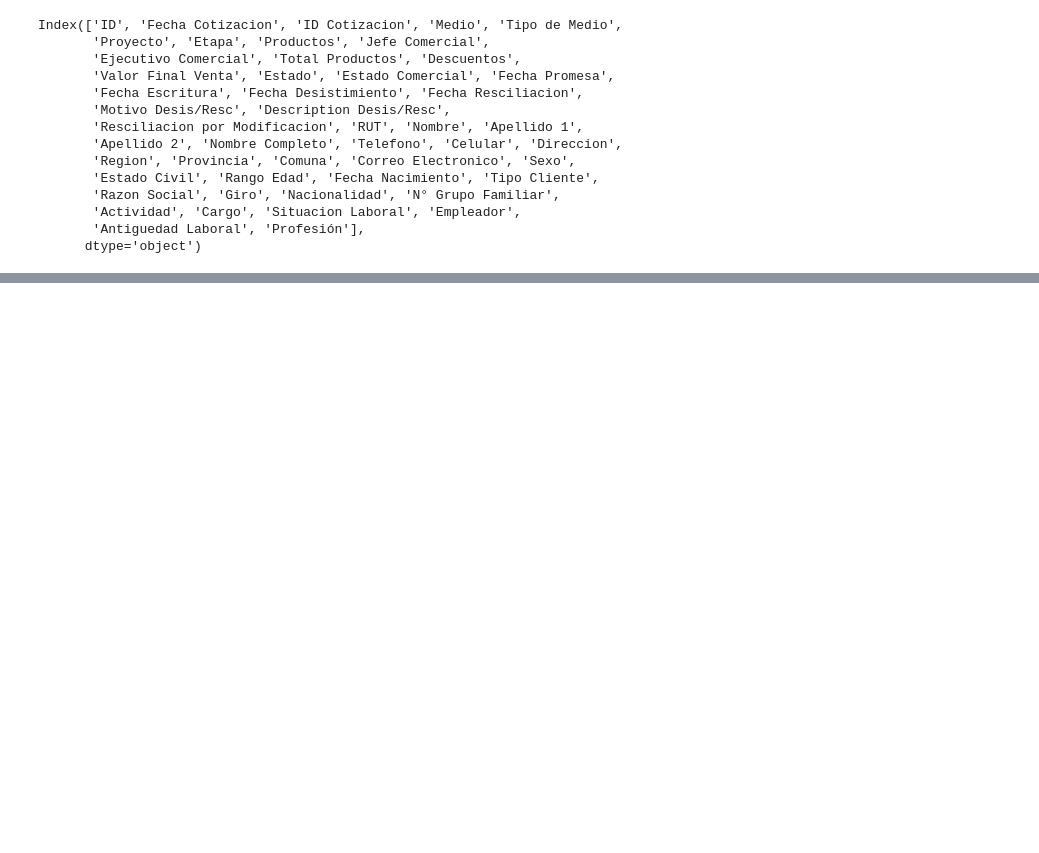
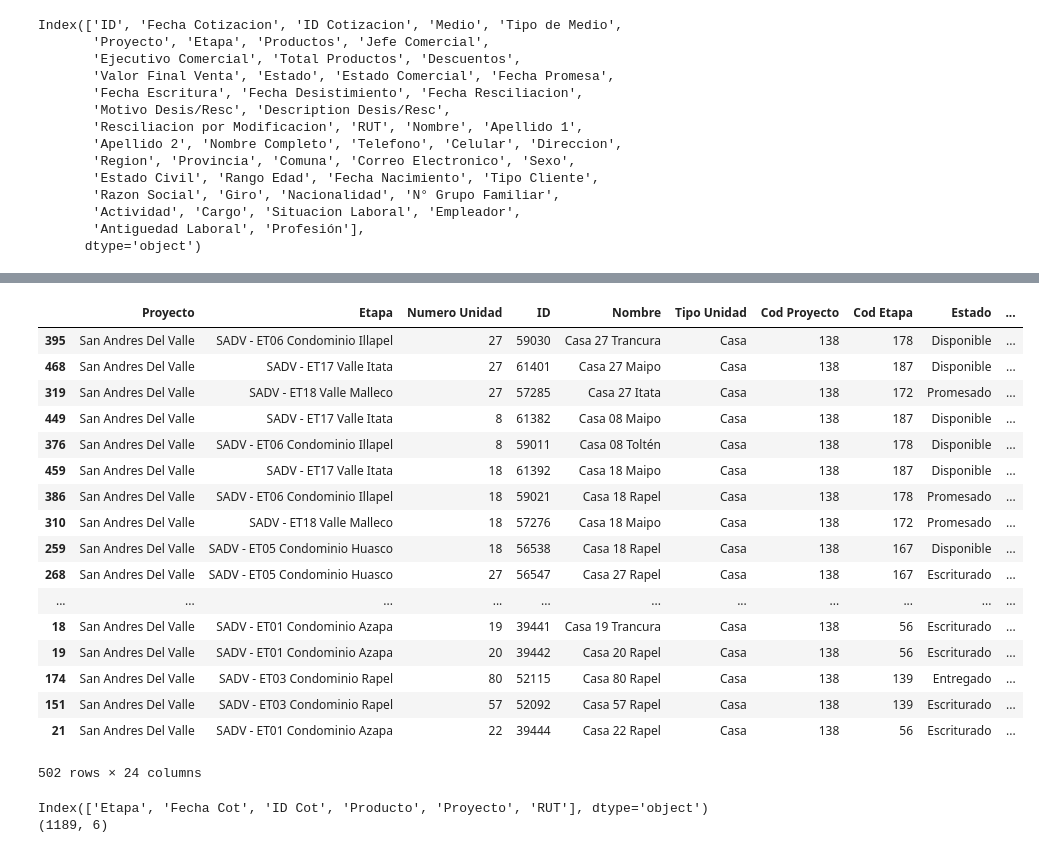
Before and after one commit to jcardenaslie/AitueDataPlotly_web, a Jupyter notebook: Plotly lab.ipynb, the cells around one changed output, grey strips where cells are left out. Saved outputs shown, nothing was run; the diff lists cells and outputs as text; code cells hidden in the pictures; blank space fills up the shorter version.

```diff
--- a/Plotly lab.ipynb
+++ b/Plotly lab.ipynb
@@ -305,0 +217,13 @@ py.iplot(fig, filename='line-mode')
+# %%
+import copy
+prod_sdv_et = copy.deepcopy(prod_sdv_et)
+prod_sdv_et['Nro Cotizaciones'] = 1
+prod_sdv_et['Nro Cotizaciones Personas'] = 1
+for index, prod in prod_sdv_et.iterrows():
+    nro_unidad = prod['Numero Unidad']
+    if nro_unidad  == 22:
+        pass
+    else:
+#         print(nro_unidad, prod_nro_cot[nro_unidad], prod_nro_cot_persona[nro_unidad])
+        prod_sdv_et.at[index, 'Nro Cotizaciones'] = prod_nro_cot[nro_unidad]
+        prod_sdv_et.at[index, 'Nro Cotizaciones Personas'] =  prod_nro_cot_persona[nro_unidad]
@@ -305,0 +308,3 @@ py.iplot(fig, filename='line-mode')
+# %%
+cot_prod_info = pd.concat(results)
+cot_prod_info.columns
@@ -305,0 +338,63 @@ py.iplot(fig, filename='line-mode')
+# %%
+cot_prod_info['count'] = 1
+prod_nro_cot = dict()
+prod_nro_cot_persona = dict()
+
+#Numero de cotizaciones por producto
+for group, frame in cot_prod_info.groupby(['Proyecto','Etapa','Numero Unidad' ]):
+    prod_nro_cot[group] = frame['count'].sum()
+
+# Numero de cotizaciones por persona por producto
+for group, frame in cot_prod_info.groupby(['Proyecto','Etapa','Numero Unidad' ]):
+#     print(group, frame['RUT'].nunique())
+    prod_nro_cot_persona[group] = frame['RUT'].nunique()
+# %%
+prod_sdv_cp = copy.deepcopy(prod_sdv)
+prod_sdv_cp['Nro Cotizaciones'] = 0
+prod_sdv_cp['Nro Cotizaciones Personas'] = 0
+
+prod_sdv_cp.set_index(['Proyecto','Etapa','Numero Unidad' ], inplace=True)
+for index, prod in prod_sdv_cp.iterrows():
+
+    if index in prod_nro_cot.keys():
+        prod_sdv_cp.at[index, 'Nro Cotizaciones'] = prod_nro_cot[index]
+        prod_sdv_cp.at[index, 'Nro Cotizaciones Personas'] =  prod_nro_cot_persona[index]
+# %%
+prod_sdv_cp.reset_index().sort_values(by='Nro Cotizaciones Personas', ascending=False)
+# %% [output]
+|  | Proyecto | Etapa | Numero Unidad | ID | Nombre | Tipo Unidad | Cod Proyecto | Cod Etapa | Estado | ... |
+| 395 | San Andres Del Valle | SADV - ET06 Condominio Illapel | 27 | 59030 | Casa 27 Trancura | Casa | 138 | 178 | Disponible | ... |
+| 468 | San Andres Del Valle | SADV - ET17 Valle Itata | 27 | 61401 | Casa 27 Maipo | Casa | 138 | 187 | Disponible | ... |
+| 319 | San Andres Del Valle | SADV - ET18 Valle Malleco | 27 | 57285 | Casa 27 Itata | Casa | 138 | 172 | Promesado | ... |
+| 449 | San Andres Del Valle | SADV - ET17 Valle Itata | 8 | 61382 | Casa 08 Maipo | Casa | 138 | 187 | Disponible | ... |
+| 376 | San Andres Del Valle | SADV - ET06 Condominio Illapel | 8 | 59011 | Casa 08 Toltén | Casa | 138 | 178 | Disponible | ... |
+| 459 | San Andres Del Valle | SADV - ET17 Valle Itata | 18 | 61392 | Casa 18 Maipo | Casa | 138 | 187 | Disponible | ... |
+| 386 | San Andres Del Valle | SADV - ET06 Condominio Illapel | 18 | 59021 | Casa 18 Rapel | Casa | 138 | 178 | Promesado | ... |
+| 310 | San Andres Del Valle | SADV - ET18 Valle Malleco | 18 | 57276 | Casa 18 Maipo | Casa | 138 | 172 | Promesado | ... |
+| 259 | San Andres Del Valle | SADV - ET05 Condominio Huasco | 18 | 56538 | Casa 18 Rapel | Casa | 138 | 167 | Disponible | ... |
+| 268 | San Andres Del Valle | SADV - ET05 Condominio Huasco | 27 | 56547 | Casa 27 Rapel | Casa | 138 | 167 | Escriturado | ... |
+| ... | ... | ... | ... | ... | ... | ... | ... | ... | ... | ... |
+| 18 | San Andres Del Valle | SADV - ET01 Condominio Azapa | 19 | 39441 | Casa 19 Trancura | Casa | 138 | 56 | Escriturado | ... |
+| 19 | San Andres Del Valle | SADV - ET01 Condominio Azapa | 20 | 39442 | Casa 20 Rapel | Casa | 138 | 56 | Escriturado | ... |
+| 174 | San Andres Del Valle | SADV - ET03 Condominio Rapel | 80 | 52115 | Casa 80 Rapel | Casa | 138 | 139 | Entregado | ... |
+| 151 | San Andres Del Valle | SADV - ET03 Condominio Rapel | 57 | 52092 | Casa 57 Rapel | Casa | 138 | 139 | Escriturado | ... |
+| 21 | San Andres Del Valle | SADV - ET01 Condominio Azapa | 22 | 39444 | Casa 22 Rapel | Casa | 138 | 56 | Escriturado | ... |
+502 rows × 24 columns
+# %%
+tmp = results[0]
+# print(tmp.Etapa.unique())
+# print(tmp.Estado.unique())
+print(tmp.columns)
+print(tmp.shape)
+#merge tmp con productos_proyecto_etapa
+# merge_r = tmp.merge(prod_sdv_et, left_on='Producto', right_on='Numero Unidad',how='left')
+
+# Dataframe por producto cotizado (producto se repite) cotizacion no
+#     print(merge_r.columns)
+# drop = ['Nombre', 'SobrePrecio', 'Producto',
+#             'Precio Lista', 'Precio Venta', 'Precio Esperado',
+#             'Baños', 'Dormitorios', 'Cod Proyecto', 'Cod Etapa']
+# merge_r
+# %% [output]
+Index(['Etapa', 'Fecha Cot', 'ID Cot', 'Producto', 'Proyecto', 'RUT'], dtype='object')
+(1189, 6)
```
Also changed, not shown: parts of 54 cells of this notebook, 11 other files.
